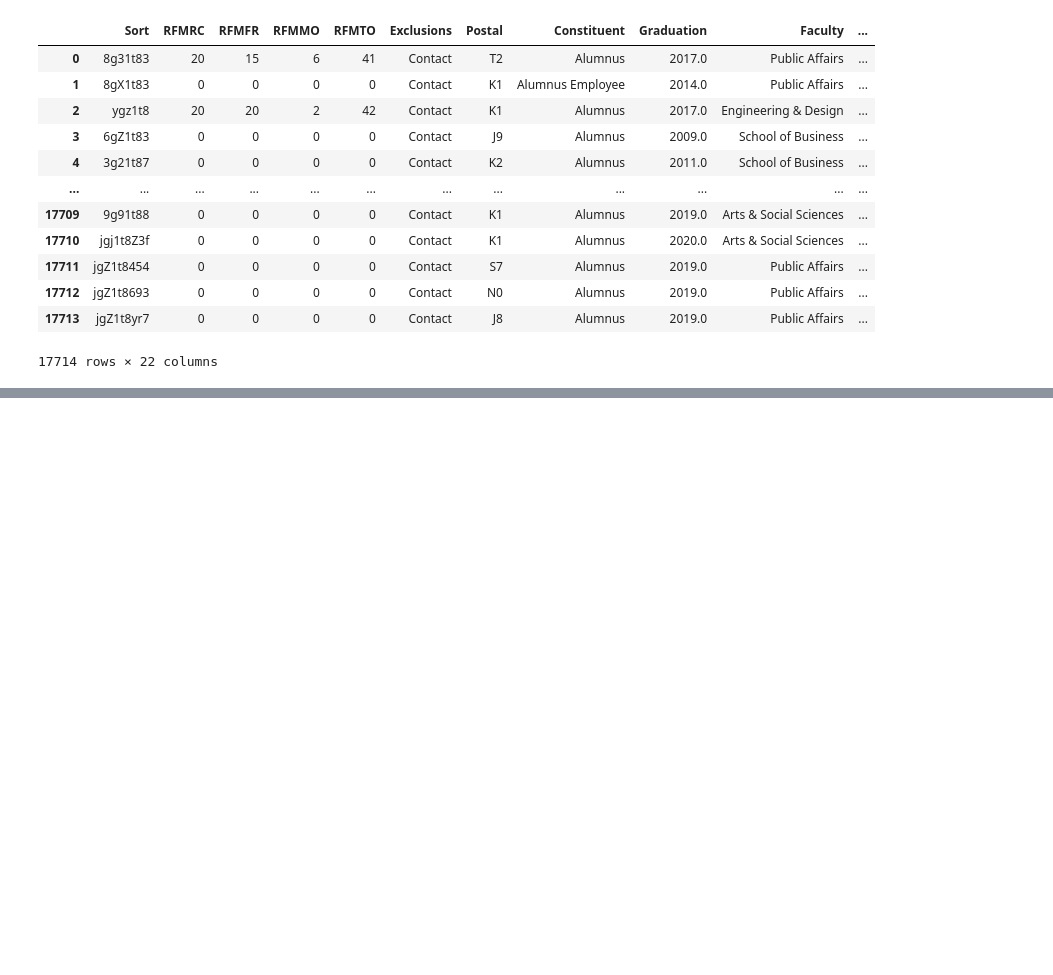
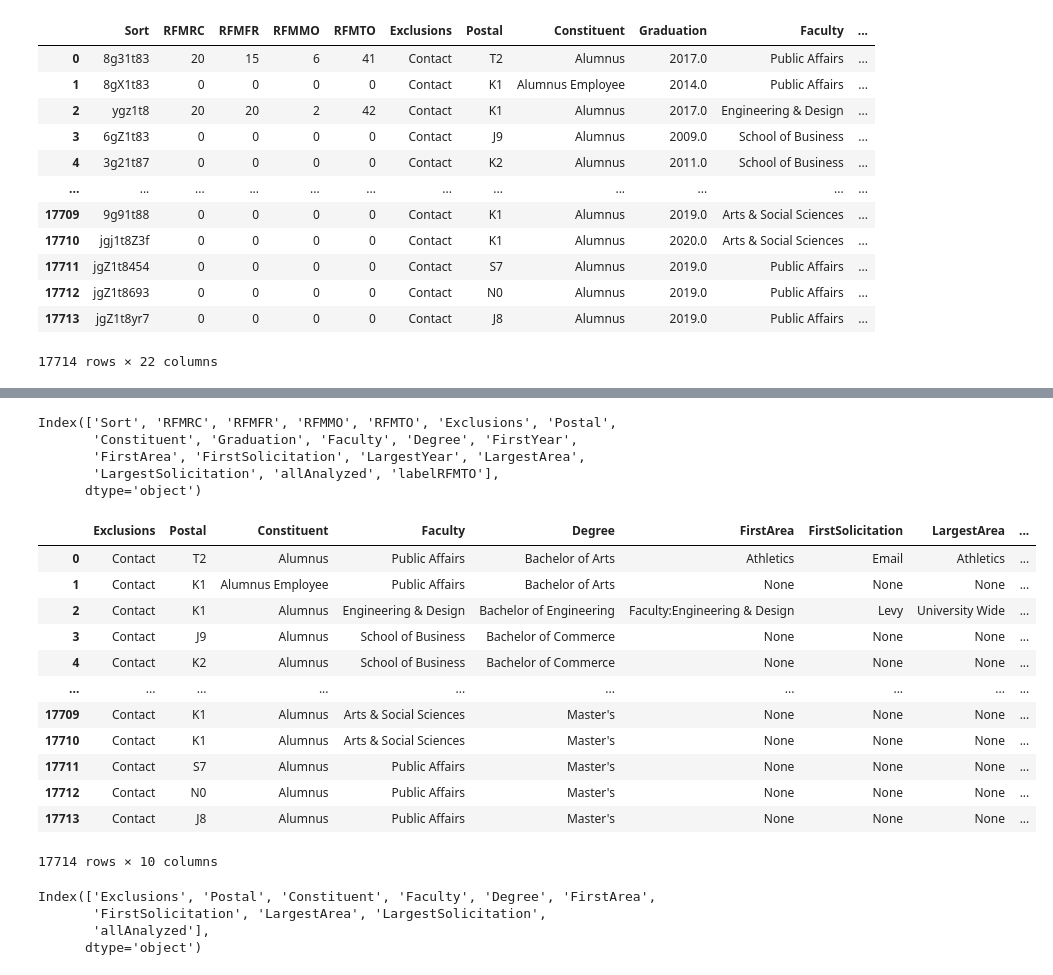
Before and after one commit to brianvansteen/cocurricularClassification, a Jupyter notebook: cocurricularClassification.ipynb, the cells around one changed output, grey strips where cells are left out. Cells and saved outputs as stored; diff of their text form; code cells hidden in the pictures; blank space fills up the shorter version.

Commit message:
Categorical Multinomial Naive Bayes

```diff
--- a/cocurricularClassification.ipynb
+++ b/cocurricularClassification.ipynb
@@ -949,0 +1028,5 @@ len(unique_labelRFMTO)
+# %%
+# create new dataframe for the categorical analysis
+studentCategorical = studentClassification.copy()
+# %%
+studentCategorical.drop(['categoriesAnalysed', 'departmentsAnalysed', 'activitiesAnalysed'], axis = 1, inplace = True)
@@ -949,0 +1049,35 @@ len(unique_labelRFMTO)
+# %%
+studentTFIDF = studentCategorical.copy()
+# %%
+studentTFIDF.columns
+# %% [output]
+Index(['Sort', 'RFMRC', 'RFMFR', 'RFMMO', 'RFMTO', 'Exclusions', 'Postal',
+       'Constituent', 'Graduation', 'Faculty', 'Degree', 'FirstYear',
+       'FirstArea', 'FirstSolicitation', 'LargestYear', 'LargestArea',
+       'LargestSolicitation', 'allAnalyzed', 'labelRFMTO'],
+      dtype='object')
+# %%
+studentTFIDF.drop(['Sort', 'RFMRC', 'RFMFR', 'RFMMO', 'RFMTO', 'Graduation', 'FirstYear', 'LargestYear', 'labelRFMTO'], axis = 1, inplace = True)
+# %%
+studentTFIDF
+# %% [output]
+|  | Exclusions | Postal | Constituent | Faculty | Degree | FirstArea | FirstSolicitation | LargestArea | ... |
+| 0 | Contact | T2 | Alumnus | Public Affairs | Bachelor of Arts | Athletics | Email | Athletics | ... |
+| 1 | Contact | K1 | Alumnus Employee | Public Affairs | Bachelor of Arts | None | None | None | ... |
+| 2 | Contact | K1 | Alumnus | Engineering & Design | Bachelor of Engineering | Faculty:Engineering & Design | Levy | University Wide | ... |
+| 3 | Contact | J9 | Alumnus | School of Business | Bachelor of Commerce | None | None | None | ... |
+| 4 | Contact | K2 | Alumnus | School of Business | Bachelor of Commerce | None | None | None | ... |
+| ... | ... | ... | ... | ... | ... | ... | ... | ... | ... |
+| 17709 | Contact | K1 | Alumnus | Arts & Social Sciences | Master's | None | None | None | ... |
+| 17710 | Contact | K1 | Alumnus | Arts & Social Sciences | Master's | None | None | None | ... |
+| 17711 | Contact | S7 | Alumnus | Public Affairs | Master's | None | None | None | ... |
+| 17712 | Contact | N0 | Alumnus | Public Affairs | Master's | None | None | None | ... |
+| 17713 | Contact | J8 | Alumnus | Public Affairs | Master's | None | None | None | ... |
+17714 rows × 10 columns
+# %%
+studentTFIDF.columns
+# %% [output]
+Index(['Exclusions', 'Postal', 'Constituent', 'Faculty', 'Degree', 'FirstArea',
+       'FirstSolicitation', 'LargestArea', 'LargestSolicitation',
+       'allAnalyzed'],
+      dtype='object')
```
Also changed, not shown: parts of 43 cells of this notebook.
